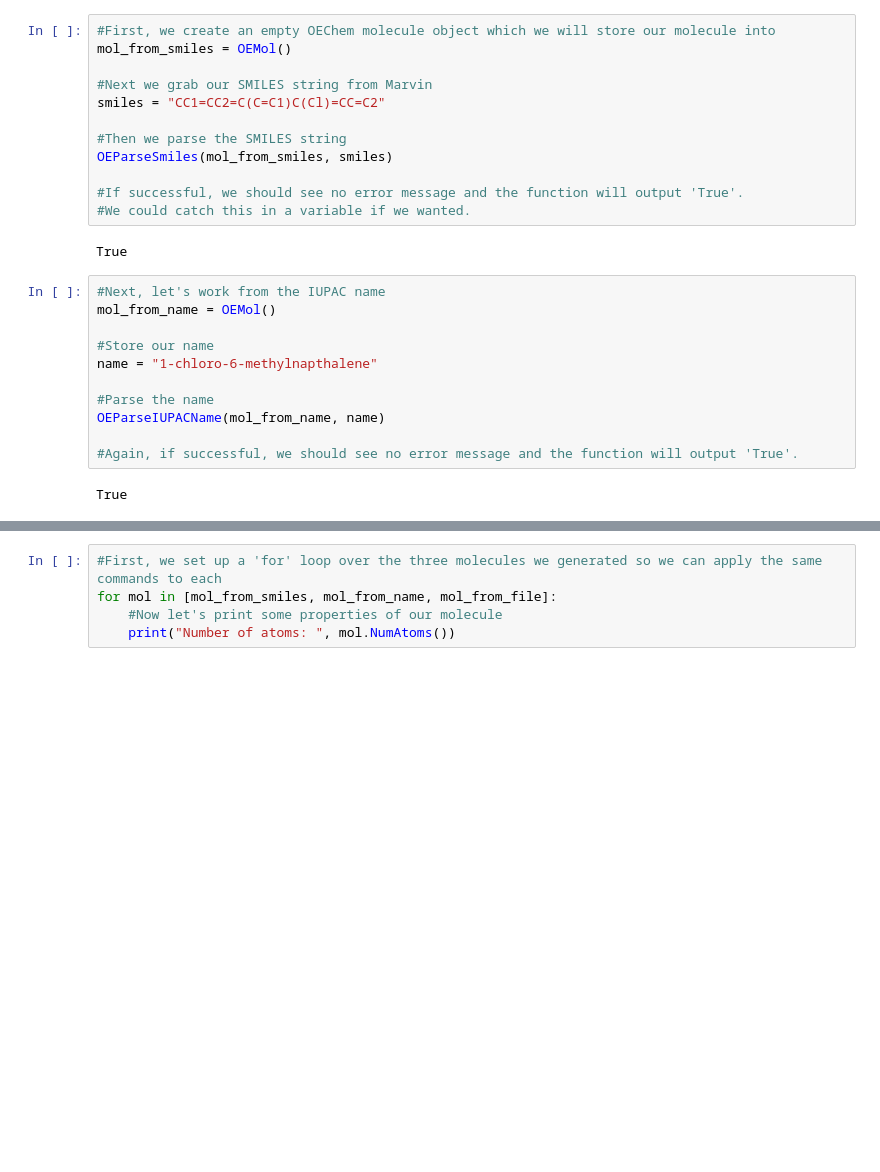
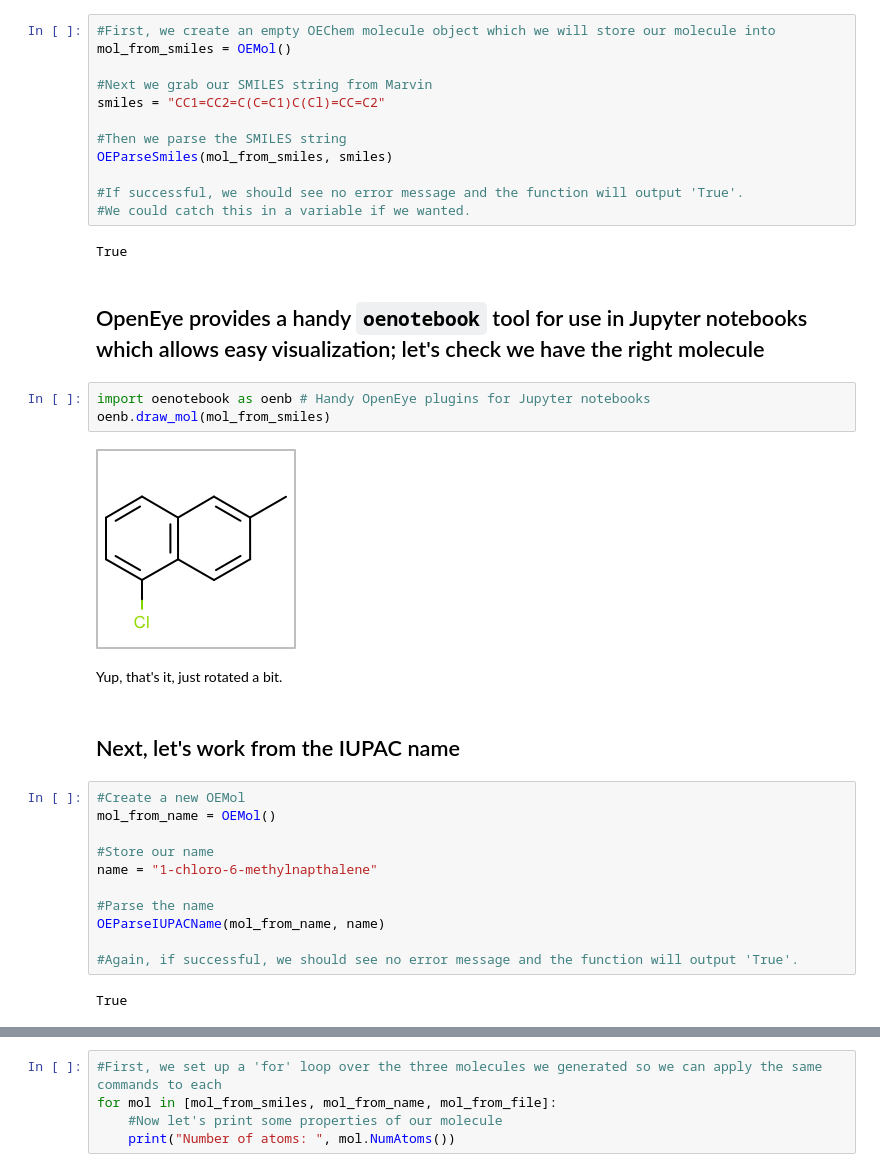
Before and after one commit to MobleyLab/drug-computing, a Jupyter notebook: uci-pharmsci/lectures/3D_structure_shape/3D_Structure_Shape.ipynb, the cells around one changed output, grey strips where cells are left out. Drawn from its saved outputs; the diff is of its cells as text; blank space fills up the shorter version.

Commit message:
Modernize 3D structure/shape Jupyter notebook

```diff
--- a/uci-pharmsci/lectures/3D_structure_shape/3D_Structure_Shape.ipynb
+++ b/uci-pharmsci/lectures/3D_structure_shape/3D_Structure_Shape.ipynb
@@ -59,8 +88,19 @@ OEParseSmiles(mol_from_smiles, smiles)
 #We could catch this in a variable if we wanted.
 # %% [output]
 True
+# %% [markdown]
+## OpenEye provides a handy `oenotebook` tool for use in Jupyter notebooks which allows easy visualization; let's check we have the right molecule
+# %%
+import oenotebook as oenb # Handy OpenEye plugins for Jupyter notebooks
+oenb.draw_mol(mol_from_smiles)
+# %% [output]
+[figure, added]
+# %% [markdown]
+Yup, that's it, just rotated a bit.
+# %% [markdown]
+## Next, let's work from the IUPAC name
 # %%
-#Next, let's work from the IUPAC name
+#Create a new OEMol
 mol_from_name = OEMol()
 
 #Store our name
```
Also changed, not shown: parts of 54 cells of this notebook, 2 other files.
